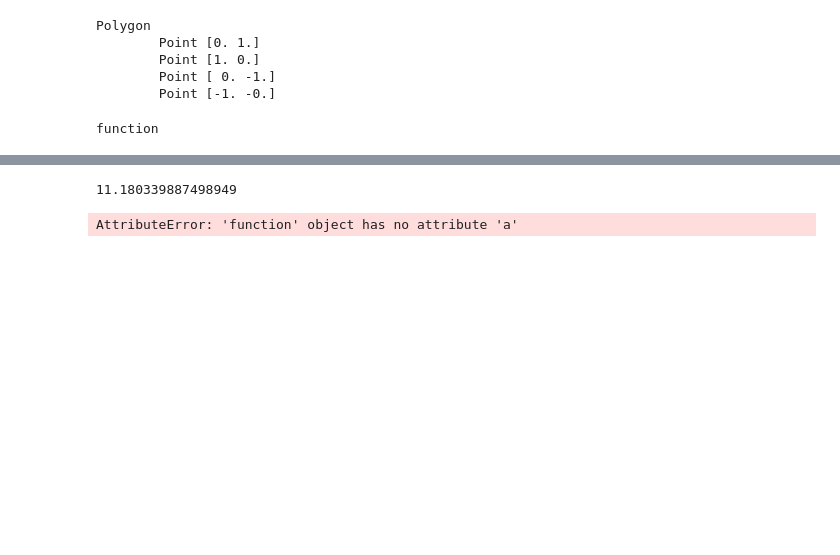
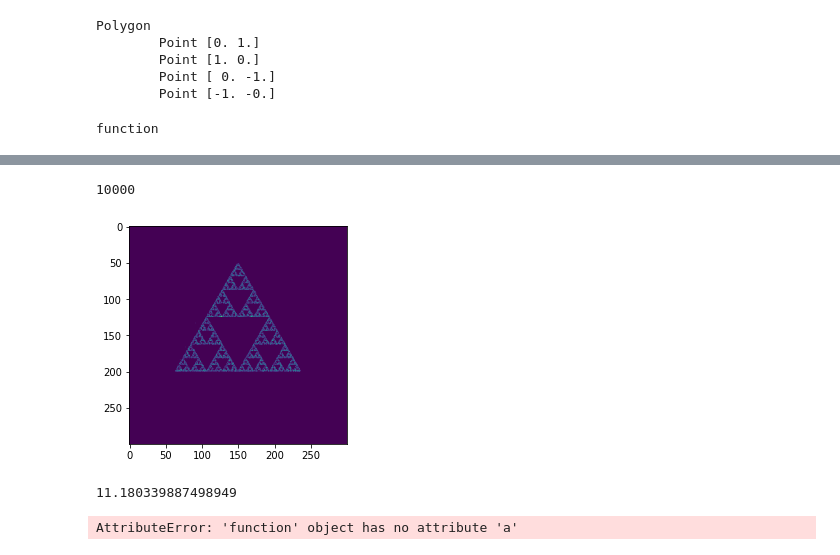
Before and after one commit to generic-github-user/fractals, a Jupyter notebook: fractals.ipynb, the cells around one changed output, grey strips where cells are left out. Drawn from its saved outputs; the diff is of its cells as text; code cells hidden in the pictures; blank space fills up the shorter version.

Commit message:
add SierpinskiTriangle convenience class

```diff
--- a/fractals.ipynb
+++ b/fractals.ipynb
@@ -200,3 +200,14 @@ plt.imshow(g.render(400), cmap='binary')
+# %%
+class SierpinskiTriangle(ChaosGame):
+    def __init__(self):
+        super().__init__(3)
+
+t = SierpinskiTriangle()
+plt.imshow(t.generate(10000).render(300))
+t.compute
+# %% [output]
+10000
+[figure, added]
 # %%
 # TODO: prior selected point weights
 # %%
```
Also changed, not shown: parts of 1 cell of this notebook.
